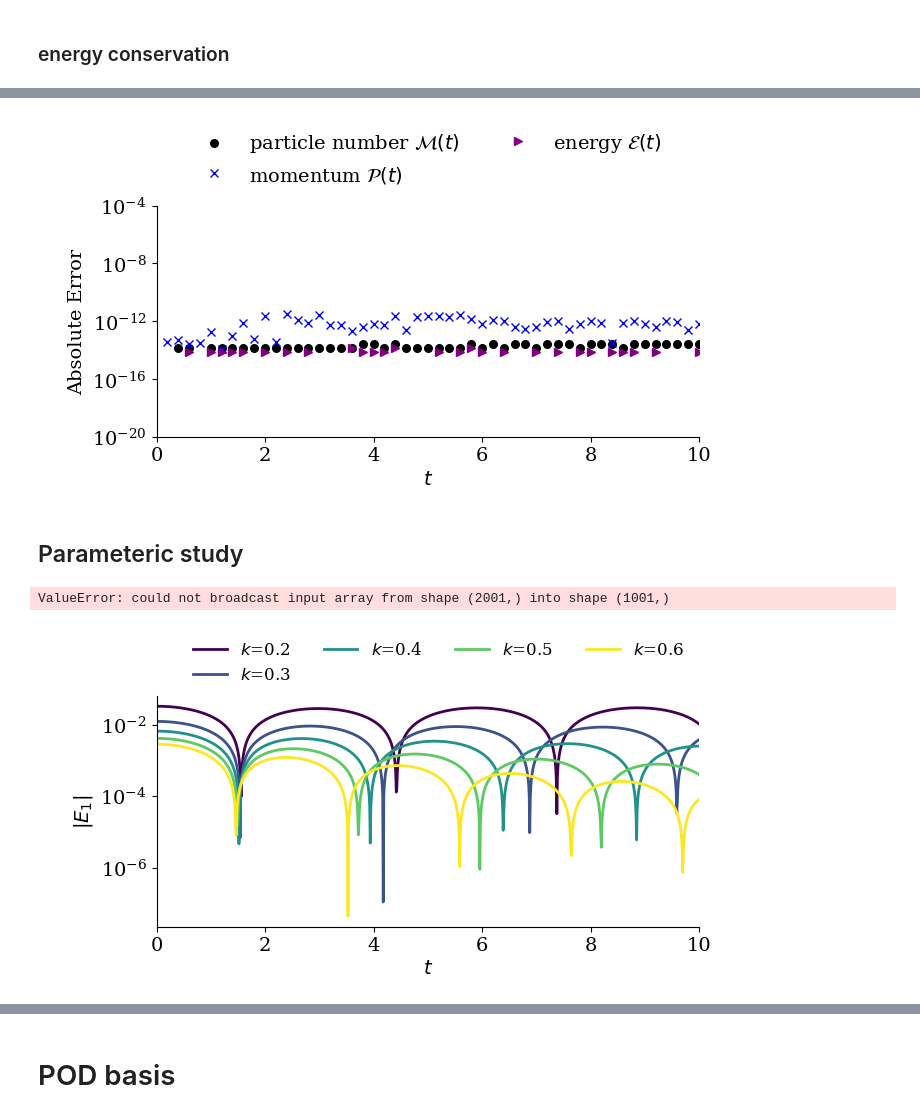
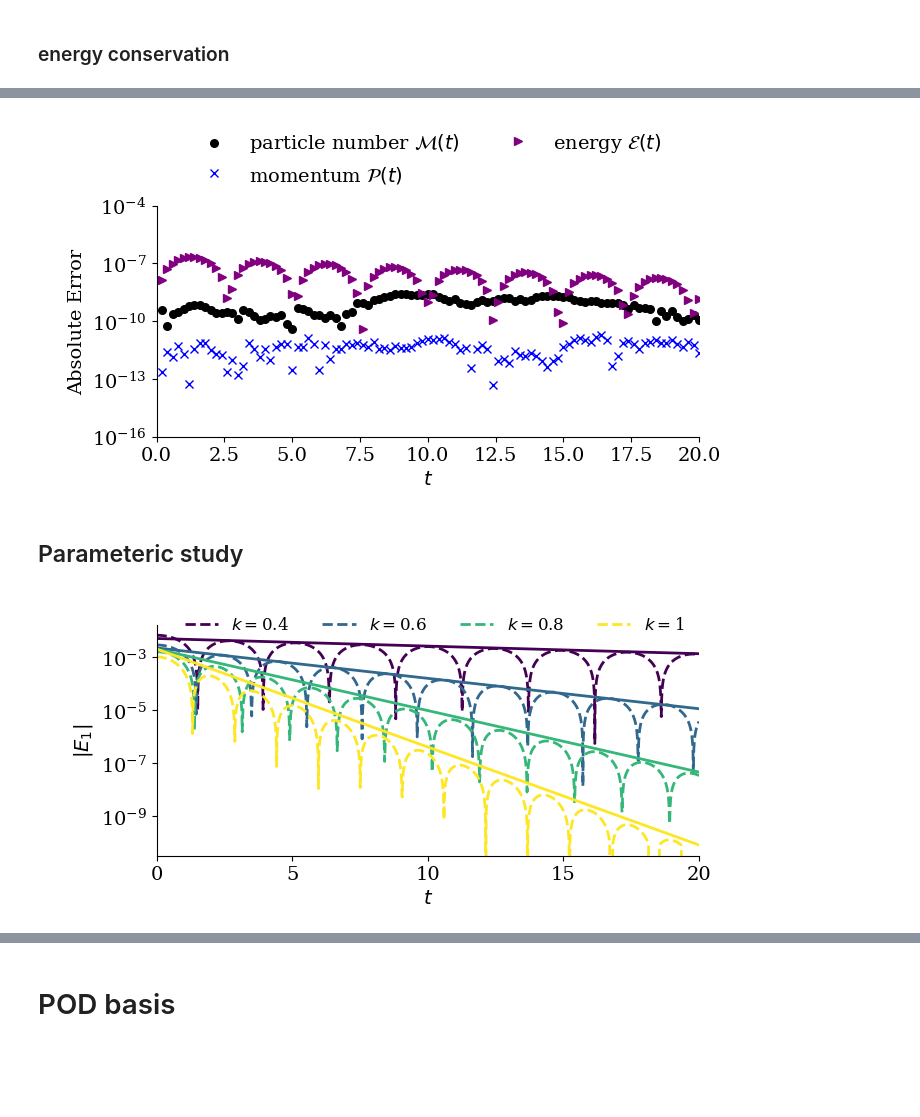
Before and after one commit to opaliss/HermiteFD-ROM, a Jupyter notebook: FOM/linear_landau_damping_FOM.ipynb, the cells around one changed output, grey strips where cells are left out. Drawn from its saved outputs; the diff is of its cells as text; code cells hidden in the pictures; blank space fills up the shorter version.

Commit message:
add FOM linear landau damping!

```diff
--- a/FOM/linear_landau_damping_FOM.ipynb
+++ b/FOM/linear_landau_damping_FOM.ipynb
@@ -20,8 +21,8 @@ matplotlib.rc('ytick', labelsize=14)
 # %% [markdown]
 # Linear Landau damping
 # %%
-k_ = 0.5
-setup = SimulationSetupFOM(Nx=200,
+k_ = 0.4
+setup = SimulationSetupFOM(Nx=300,
                            Nv=100,
                            epsilon=1e-2,
                            alpha_e=np.sqrt(2),
@@ -32,7 +33,7 @@ setup = SimulationSetupFOM(Nx=200,
                            dt=1e-2,
                            T0=0,
                            T=20,
-                           nu=20)
+                           nu=10)
 # %%
 # ions (unperturbed)
 C0_ions = np.ones(setup.Nx) / setup.alpha_i
@@ -231,7 +247,7 @@ fig, ax = plt.subplots(figsize=(7, 3))
 ax.scatter(sol_midpoint_t[::20], np.abs(mass_midpoint-mass_midpoint[0])[::20], s=30, color="black", label=r"particle number $\mathcal{M}(t)$")
 ax.plot(sol_midpoint_t[::20], np.abs(momentum_midpoint-momentum_midpoint[0])[::20], "x", color="blue", label=r"momentum $\mathcal{P}(t)$")
 ax.plot(sol_midpoint_t[::20], np.abs(energy_p_midpoint + energy_k_midpoint -energy_p_midpoint[0]-energy_k_midpoint[0])[::20], ">", color="purple", label=r"energy $\mathcal{E}(t)$")
-ax.set_ylim(10**-20, 10**-4)
+ax.set_ylim(10**-16, 10**-4)
 ax.set_yscale("log")
 ax.spines['right'].set_visible(False)
 ax.spines['top'].set_visible(False)
@@ -244,11 +260,11 @@ text = ax.text(-0.2,1.05, " ", transform=ax.transAxes)
 legend.get_frame().set_alpha(0)
 #plt.savefig("../figs/FOM/linear_landau/conservation_" + str(setup.Nv) + "_two_stream_FOM.png", bbox_extra_artists=(legend,text), bbox_inches='tight', dpi=600)
 # %% [output]
-[figure, old version]
+[figure, new version]
 # %% [markdown]
 ## Parameteric study
 # %%
-k_vector = [0.2, 0.3, 0.4, 0.5, 0.6]
+k_vector = [0.4, 0.6, 0.8, 1]
 # %%
 colors = plt.cm.viridis(np.linspace(0,1,len(k_vector)))
 # %%
@@ -258,24 +274,27 @@ for kk in range(0, len(k_vector)):
     # update the standard deviation parameter
     k_curr = k_vector[kk]
     E_vector_coeff[kk, :] = np.load("../data/FOM/linear_landau/sample_" + str(k_curr) + "/sol_midpoint_E1_" + str(setup.Nv) + "_k_" + str(k_curr) + ".npy")
-# %% [output]
-ValueError: could not broadcast input array from shape (2001,) into shape (1001,)
 # %%
 # plot the electric field damping rate
 fig, ax = plt.subplots(figsize=(7, 3))
 for kk in range(0, len(k_vector)):
-    ax.plot(setup.t_vec, np.abs(E_vector_coeff[kk, :]), "-", linewidth=2, color=colors[kk], label=r"$k$=" + str(round(k_vector[kk], 1)))
+    ax.plot(setup.t_vec, np.abs(E_vector_coeff[kk, :]), "--", linewidth=2, color=colors[kk], label=r"$k=$" + str(round(k_vector[kk], 1)))
+
+ax.plot(setup.t_vec, 5e-3*np.exp(-0.06612*sol_midpoint_t), linewidth=2, color=colors[0])
+ax.plot(setup.t_vec, 2.2e-3*np.exp(-0.26411*sol_midpoint_t), linewidth=2, color=colors[1])
+ax.plot(setup.t_vec, 2e-3*np.exp(-0.53455*sol_midpoint_t), linewidth=2, color=colors[2])
+ax.plot(setup.t_vec, 2e-3*np.exp(-0.8513*sol_midpoint_t), linewidth=2, color=colors[3])
 
 ax.set_yscale("log")
 ax.spines['right'].set_visible(False)
 ax.spines['top'].set_visible(False)
 ax.set_ylabel("$|E_{1}|$")
 ax.set_xlabel("$ t$")
-ax.set_xticks([0, 2, 4, 6, 8, 10])
-ax.set_xlim(0, 10)
-legend = ax.legend(ncols=4, fancybox=False, shadow=False, fontsize=12, loc='upper right', bbox_to_anchor=(1, 1.3))
+ax.set_xticks([0, 5, 10, 15, 20])
+ax.set_xlim(0, 20)
+legend = ax.legend(ncols=4, fancybox=False, shadow=False, fontsize=12, loc='upper right', bbox_to_anchor=(1, 1.1))
 legend.get_frame().set_alpha(0)
 text = ax.text(-0.2,1.05, " ", transform=ax.transAxes)
-#plt.savefig("../figs/FOM/linear_landau/linear_landau_electric_field_damping_rate_FOM_parameteric.png", bbox_extra_artists=(legend,text), bbox_inches='tight', dpi=600)
+plt.savefig("../figs/FOM/linear_landau/linear_landau_electric_field_damping_rate_FOM_parameteric.png", bbox_extra_artists=(legend,text), bbox_inches='tight', dpi=600)
 # %% [output]
-[figure, old version]
+[figure, new version]
```
Also changed, not shown: parts of 23 cells of this notebook, 3 other files.
